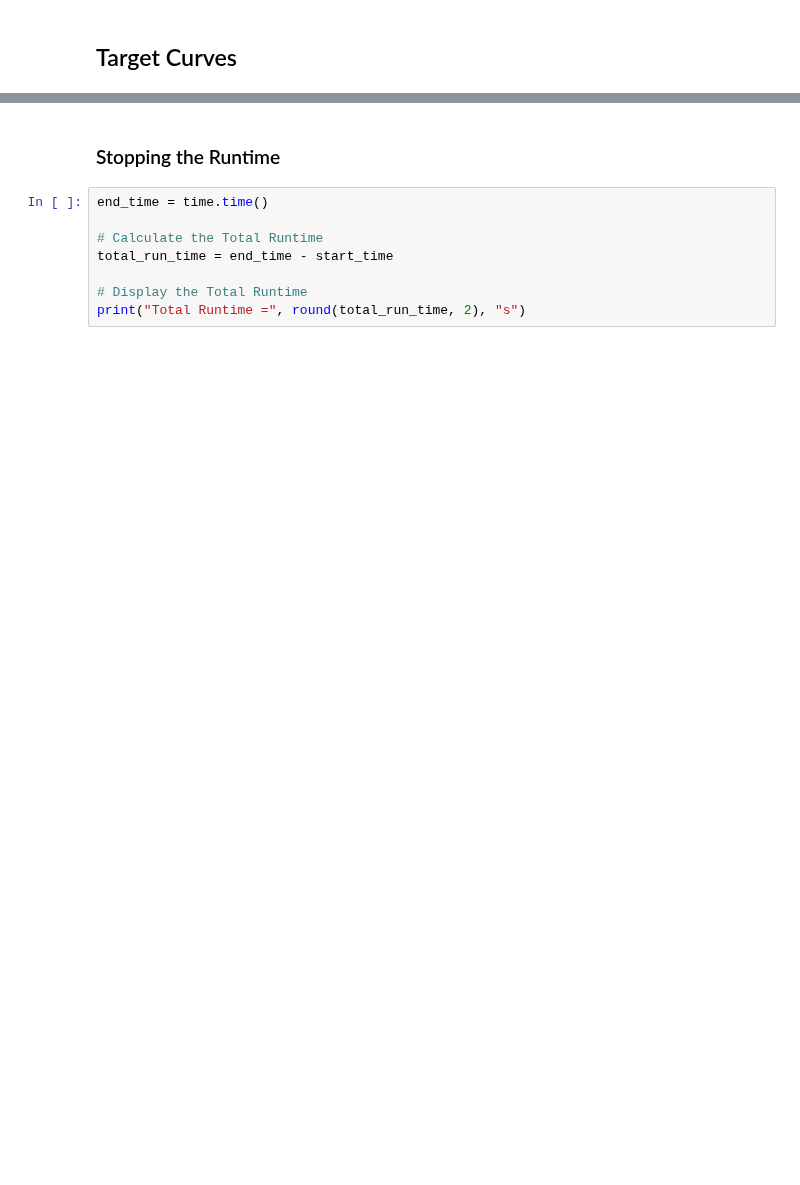
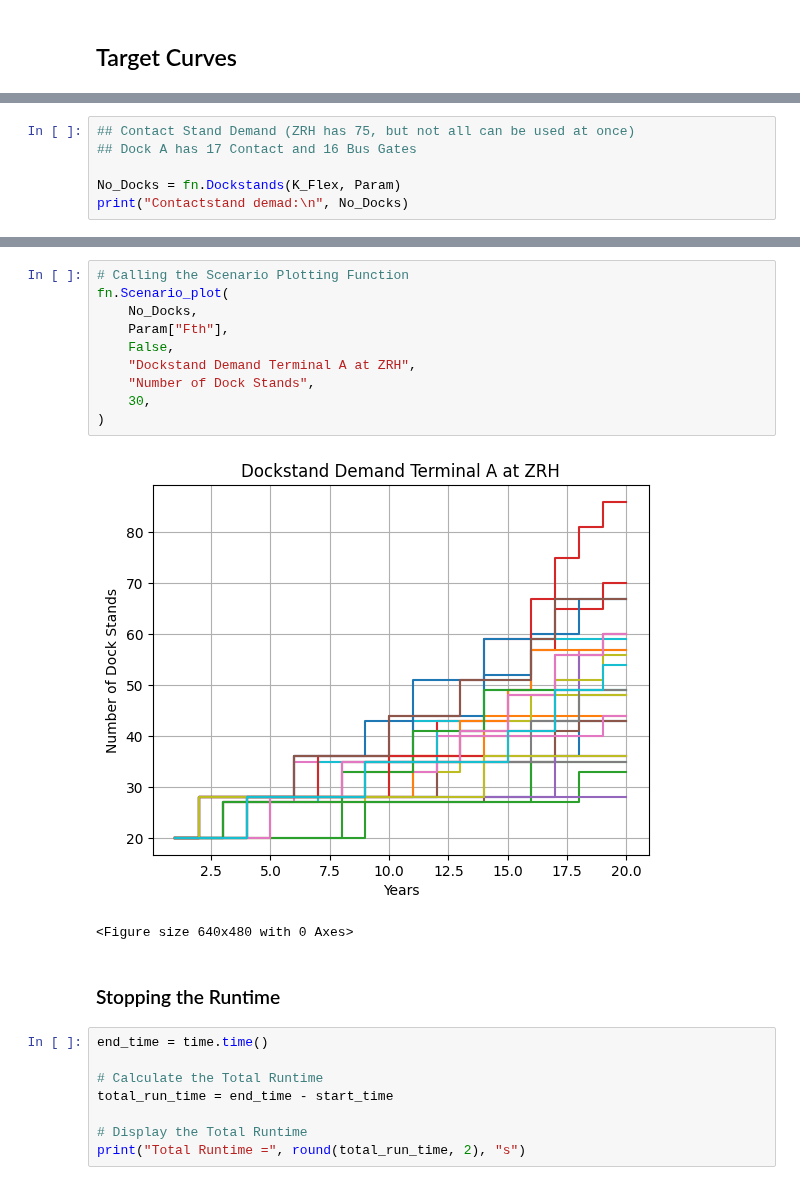
Before and after one commit to Oli767/VT1-Python-Files, a Jupyter notebook: VT2 VS Code/VT2.ipynb, the cells around one changed output, grey strips where cells are left out. Cells and saved outputs as stored; diff of their text form; blank space fills up the shorter version.

```diff
--- a/VT2 VS Code/VT2.ipynb
+++ b/VT2 VS Code/VT2.ipynb
@@ -800,0 +513,6 @@ Percentiles (10 and 90) for Decision Rule + Optimized NPVs = [263781676.540344,
+# %%
+## Contact Stand Demand (ZRH has 75, but not all can be used at once)
+## Dock A has 17 Contact and 16 Bus Gates
+
+No_Docks = fn.Dockstands(K_Flex, Param)
+print("Contactstand demad:\n", No_Docks)
@@ -801,3 +528,16 @@ Percentiles (10 and 90) for Decision Rule + Optimized NPVs = [263781676.540344,
+# %%
+# Calling the Scenario Plotting Function
+fn.Scenario_plot(
+    No_Docks,
+    Param["Fth"],
+    False,
+    "Dockstand Demand Terminal A at ZRH",
+    "Number of Dock Stands",
+    30,
+)
+# %% [output]
+[figure, added]
+<Figure size 640x480 with 0 Axes>
 # %% [markdown]
 ### Stopping the Runtime
 # %%
```
Also changed, not shown: parts of 41 cells of this notebook, 1 other file.
